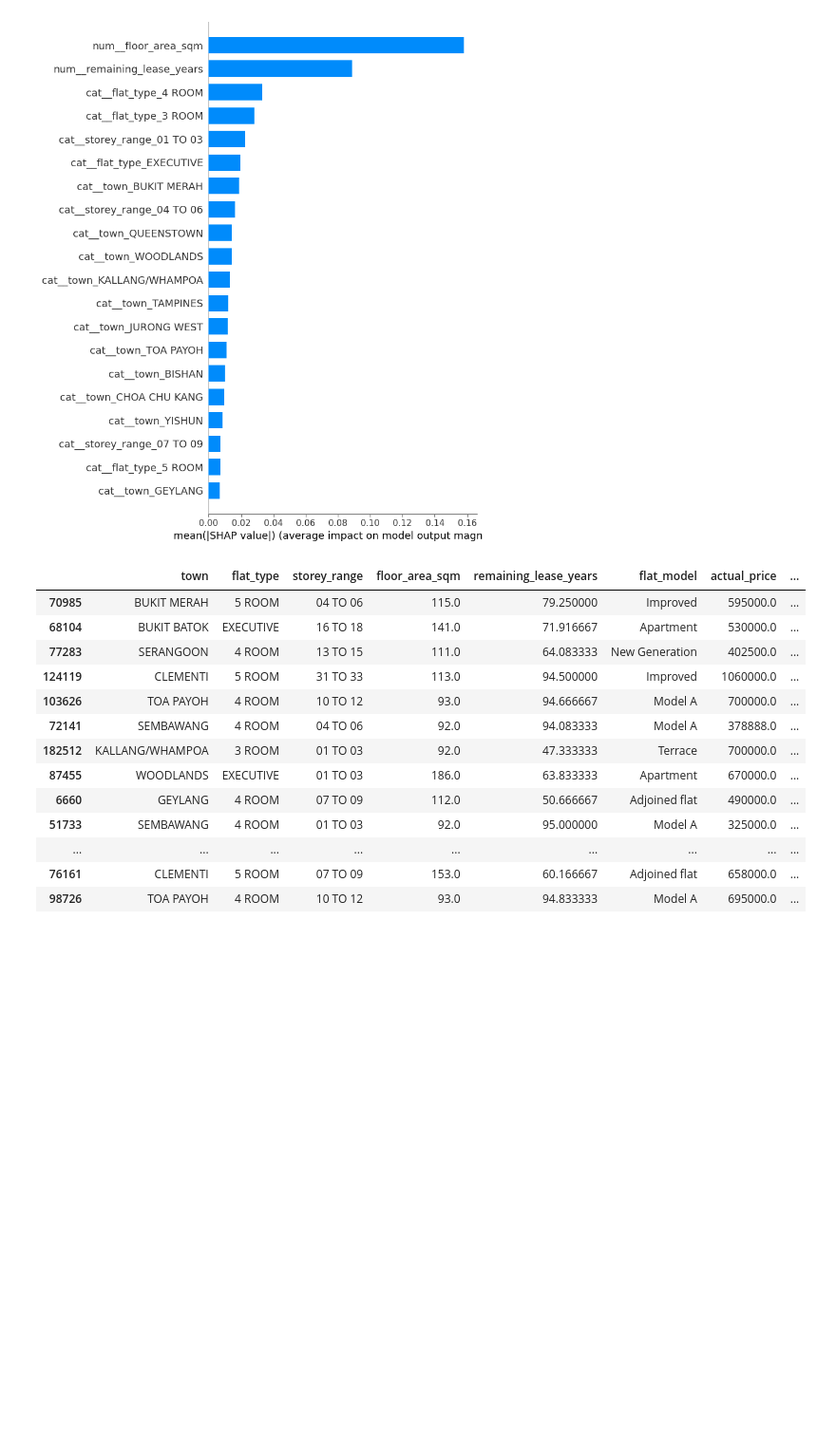
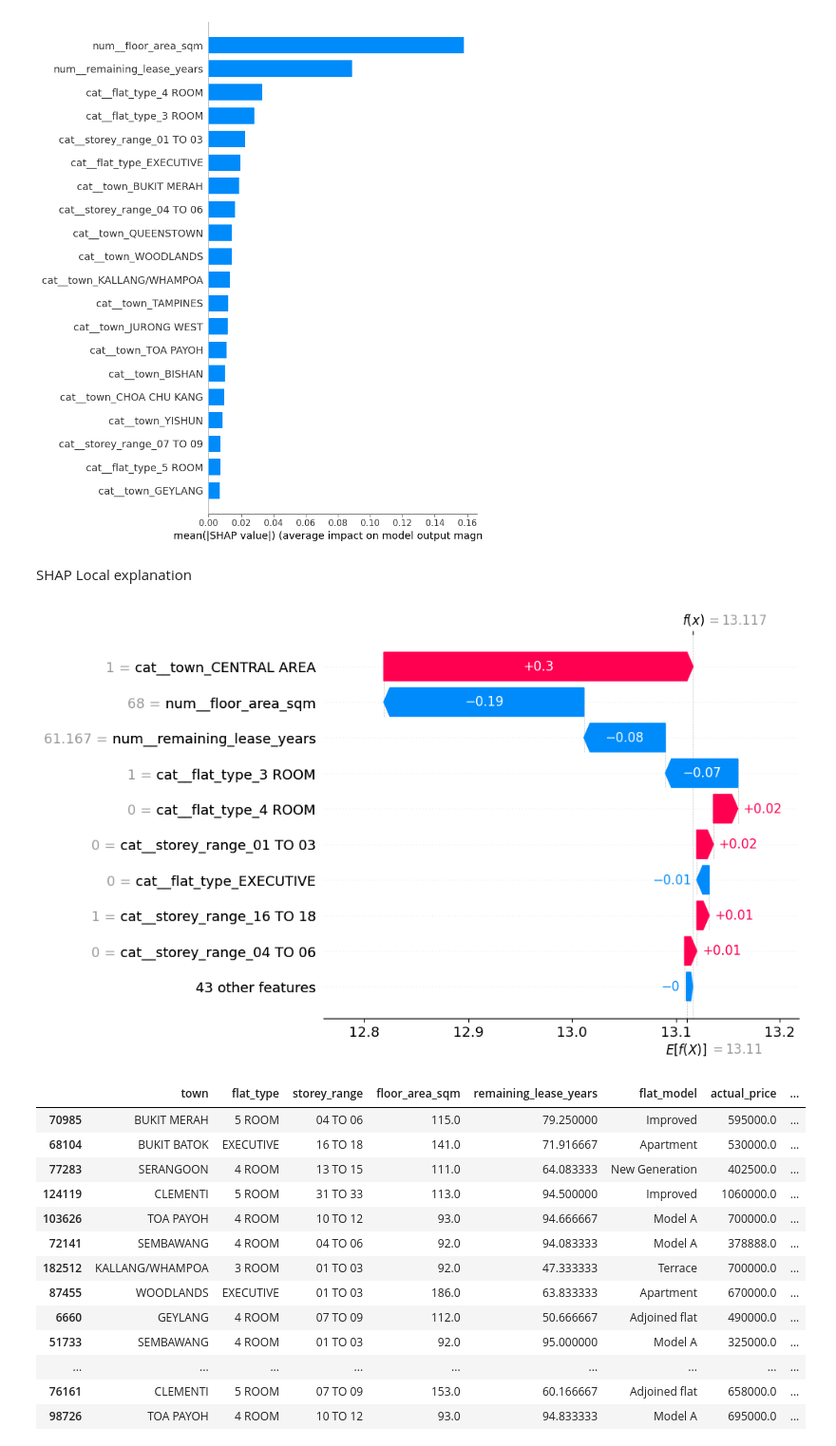
Before and after one commit to OthnielChang/hdb-resale-econometrics, a Jupyter notebook: dataAnalysis.ipynb, the cells around one changed output. Shown at 95% size. Saved outputs shown, nothing was run; the diff lists cells and outputs as text; code cells hidden in the pictures; blank space fills up the shorter version.

Commit message:
SHAP Local Exploration

```diff
--- a/dataAnalysis.ipynb
+++ b/dataAnalysis.ipynb
@@ -234,6 +220,26 @@ The model is most sensitive to floor area and remaining lease. Larger flats and
 shap.summary_plot(shap_values, X_test_enc, feature_names=feature_names, plot_type="bar")
 # %% [output]
 [figure]
+# %% [markdown]
+SHAP Local explanation
+# %%
+i = 0  # choose any index
+
+X_row = X_test_enc[i]
+shap_row = shap_values[i]
+
+x_dense = X_row.toarray()[0] if hasattr(X_row, "toarray") else X_row
+
+shap.plots.waterfall(
+    shap.Explanation(
+        values=shap_row,
+        base_values=explainer.expected_value,
+        data=x_dense,
+        feature_names=feature_names
+    )
+)
+# %% [output]
+[figure, added]
 # %%
 pred = xgb_model.predict((X_test))
 
```
Also changed, not shown: parts of 9 cells of this notebook.
